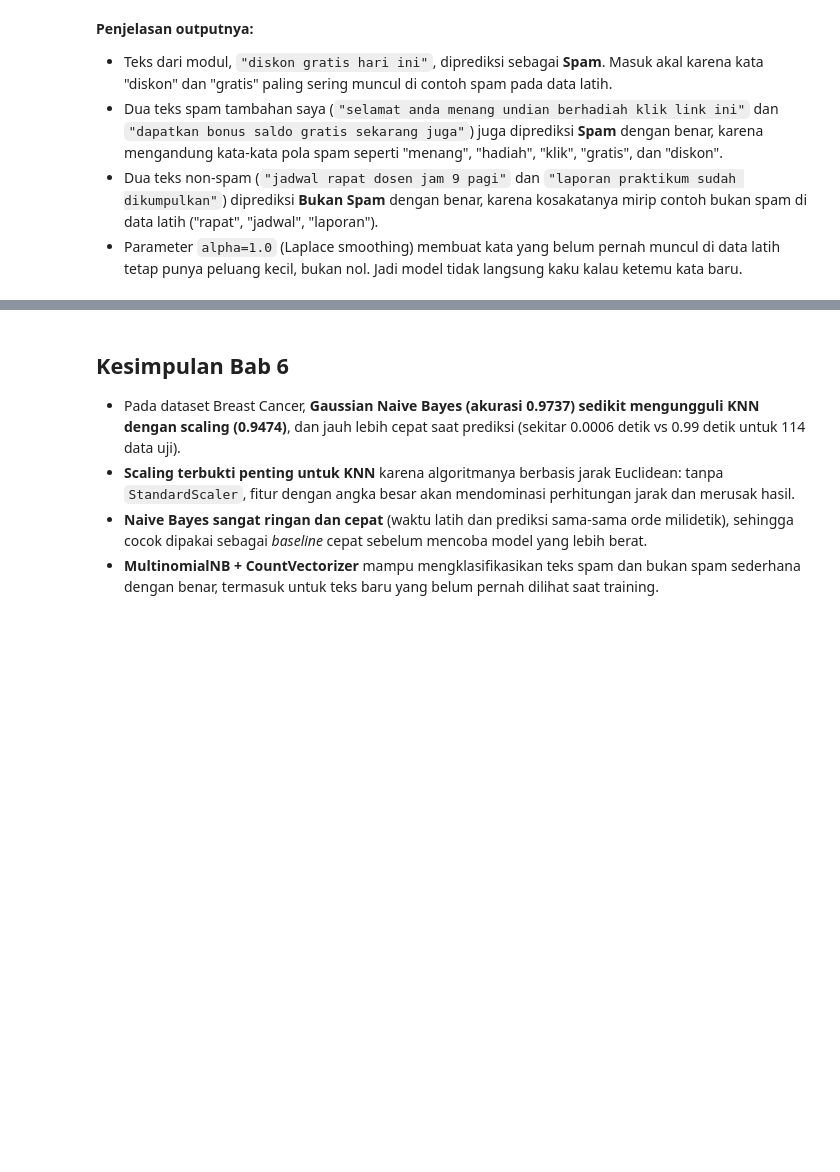
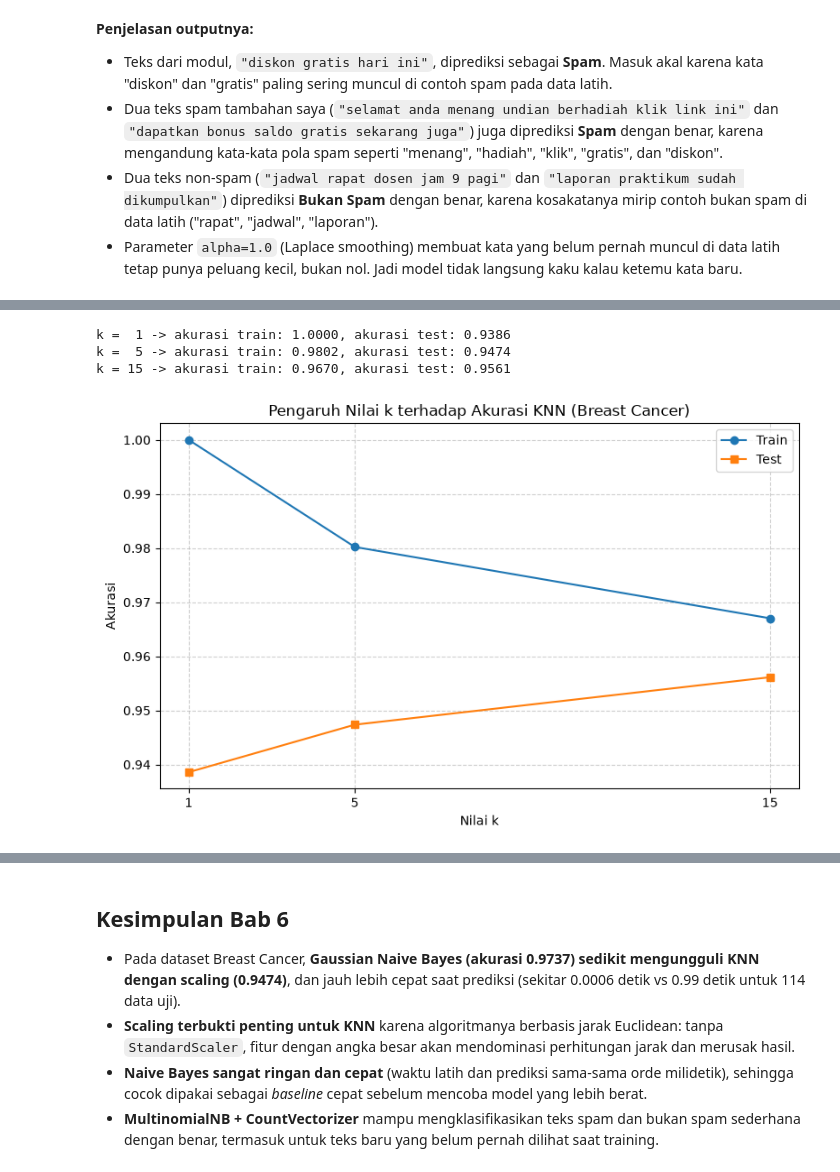
Before and after one commit to dandienter/praktikumML, a Jupyter notebook: bab-06-knn-naive-bayes/praktikum-bab-06.ipynb, the cells around one changed output, grey strips where cells are left out. Cells and saved outputs as stored; diff of their text form; code cells hidden in the pictures; blank space fills up the shorter version.

Commit message:
Tambah Percobaan Mandiri di Bab 6 dan Bab 7 (3 percobaan per bab) + rebuild PDF + update README

```diff
--- a/bab-06-knn-naive-bayes/praktikum-bab-06.ipynb
+++ b/bab-06-knn-naive-bayes/praktikum-bab-06.ipynb
@@ -189,0 +200,44 @@ Uji teks tambahan:
+# %%
+# Percobaan Mandiri 1 - Pengaruh nilai k di KNN
+import numpy as np
+import matplotlib.pyplot as plt
+from sklearn.datasets import load_breast_cancer
+from sklearn.model_selection import train_test_split
+from sklearn.preprocessing import StandardScaler
+from sklearn.neighbors import KNeighborsClassifier
+
+# Setup data: ditulis ulang di cell ini supaya mandiri
+X, y = load_breast_cancer(return_X_y=True)
+X_train, X_test, y_train, y_test = train_test_split(
+    X, y, test_size=0.2, random_state=42)
+
+scaler = StandardScaler()
+X_train_s = scaler.fit_transform(X_train)
+X_test_s = scaler.transform(X_test)
+
+nilai_k = [1, 5, 15]
+akurasi_train, akurasi_test = [], []
+for k in nilai_k:
+    model = KNeighborsClassifier(n_neighbors=k)
+    model.fit(X_train_s, y_train)
+    akurasi_train.append(model.score(X_train_s, y_train))
+    akurasi_test.append(model.score(X_test_s, y_test))
+    print(f"k = {k:2d} -> akurasi train: {akurasi_train[-1]:.4f}, "
+          f"akurasi test: {akurasi_test[-1]:.4f}")
+
+plt.figure(figsize=(8, 5))
+plt.plot(nilai_k, akurasi_train, marker="o", label="Train")
+plt.plot(nilai_k, akurasi_test, marker="s", label="Test")
+plt.title("Pengaruh Nilai k terhadap Akurasi KNN (Breast Cancer)")
+plt.xlabel("Nilai k")
+plt.ylabel("Akurasi")
+plt.xticks(nilai_k)
+plt.legend()
+plt.grid(True, linestyle="--", alpha=0.6)
+plt.tight_layout()
+plt.show()
+# %% [output]
+k =  1 -> akurasi train: 1.0000, akurasi test: 0.9386
+k =  5 -> akurasi train: 0.9802, akurasi test: 0.9474
+k = 15 -> akurasi train: 0.9670, akurasi test: 0.9561
+[figure, added]
```
Also changed, not shown: parts of 10 cells of this notebook, 5 other files.
